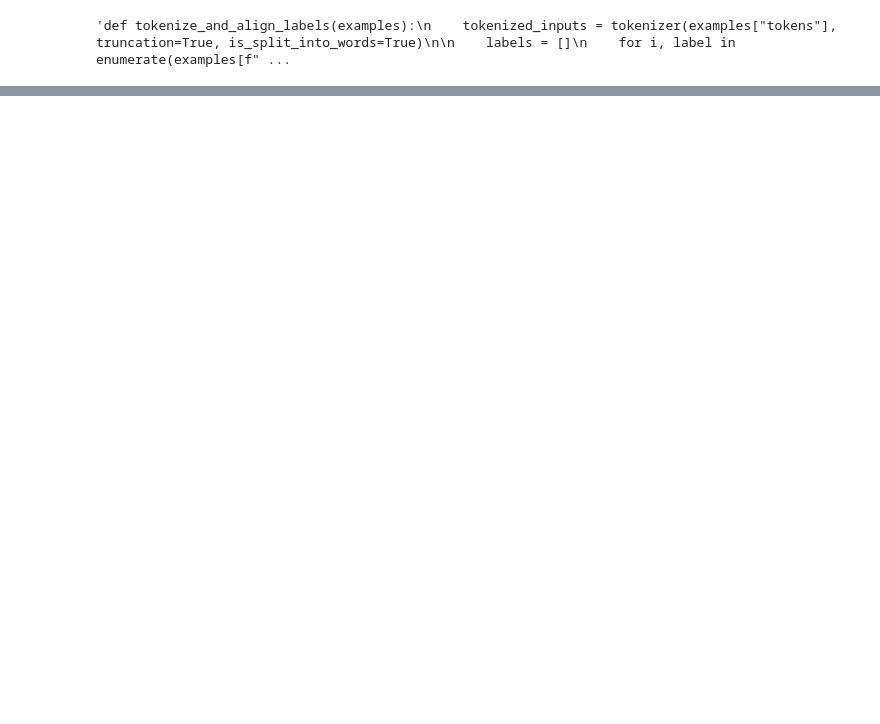
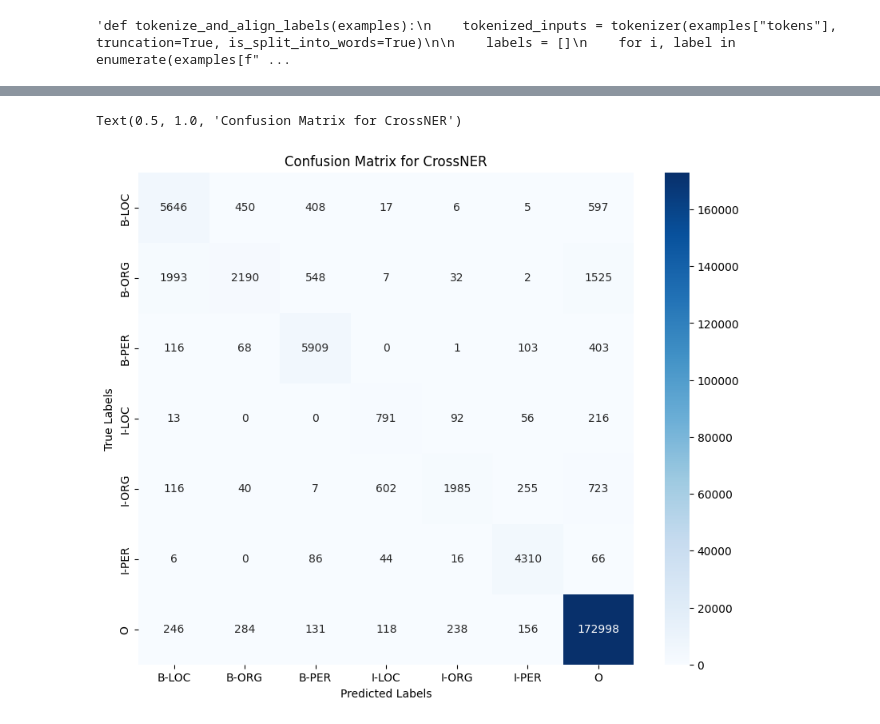
Before and after one commit to PetyaPetrova96/NLP_project, a Jupyter notebook: BERT_tutorial.ipynb, the cells around one changed output, grey strips where cells are left out. Drawn from its saved outputs; the diff is of its cells as text; code cells hidden in the pictures; blank space fills up the shorter version.

```diff
--- a/BERT_tutorial.ipynb
+++ b/BERT_tutorial.ipynb
@@ -308,0 +676,7 @@ Asking to truncate to max_length but no maximum length is provided and the model
+# %%
+test_dataset_crossNER= Dataset.from_dict({
+    "id":range(len(collated_compare_data_crossNER["input_ids"])),
+    "input_ids":collated_compare_data_crossNER["input_ids"],
+    "attention_mask":collated_compare_data_crossNER["attention_mask"],
+    "labels":collated_compare_data_crossNER["labels"],
+})
@@ -308,0 +763,21 @@ Asking to truncate to max_length but no maximum length is provided and the model
+# %%
+# For TweeBank
+
+# Flatten the true_predictions and true_labels lists
+true_predictions_flat = [label for sublist in true_predictions_twee for label in sublist]
+true_labels_flat = [label for sublist in true_labels_twee for label in sublist]
+print(true_predictions_flat)
+print(true_labels_flat)
+
+# Calculate the confusion matrix
+conf_matrix = confusion_matrix(true_labels_flat, true_predictions_flat)
+# Get the unique labels
+unique_labels = sorted(set(true_labels_flat))
+
+
+# Plot the heatmap
+plt.figure(figsize=(10, 8))
+sns.heatmap(conf_matrix, annot=True, fmt="d", cmap="Blues", xticklabels=unique_labels, yticklabels=unique_labels)
+plt.xlabel('Predicted Labels')
+plt.ylabel('True Labels')
+plt.title('Confusion Matrix for Tweebank')
@@ -308,0 +789,20 @@ Asking to truncate to max_length but no maximum length is provided and the model
+# %%
+# For Cross NER
+
+
+# Flatten the true_predictions and true_labels lists
+true_predictions_flat_crossNER = [label for sublist in true_predictions_crossNER for label in sublist]
+true_labels_flat_crossNER = [label for sublist in true_labels_crossNER for label in sublist]
+
+
+# Calculate the confusion matrix
+conf_matrix = confusion_matrix(true_labels_flat_crossNER, true_predictions_flat_crossNER)
+# Plot the heatmap
+plt.figure(figsize=(10, 8))
+sns.heatmap(conf_matrix, annot=True, fmt="d", cmap="Blues", xticklabels=unique_labels, yticklabels=unique_labels)
+plt.xlabel('Predicted Labels')
+plt.ylabel('True Labels')
+plt.title('Confusion Matrix for CrossNER')
+# %% [output]
+Text(0.5, 1.0, 'Confusion Matrix for CrossNER')
+[figure, added]
```
Also changed, not shown: parts of 72 cells of this notebook, 1 other file.
